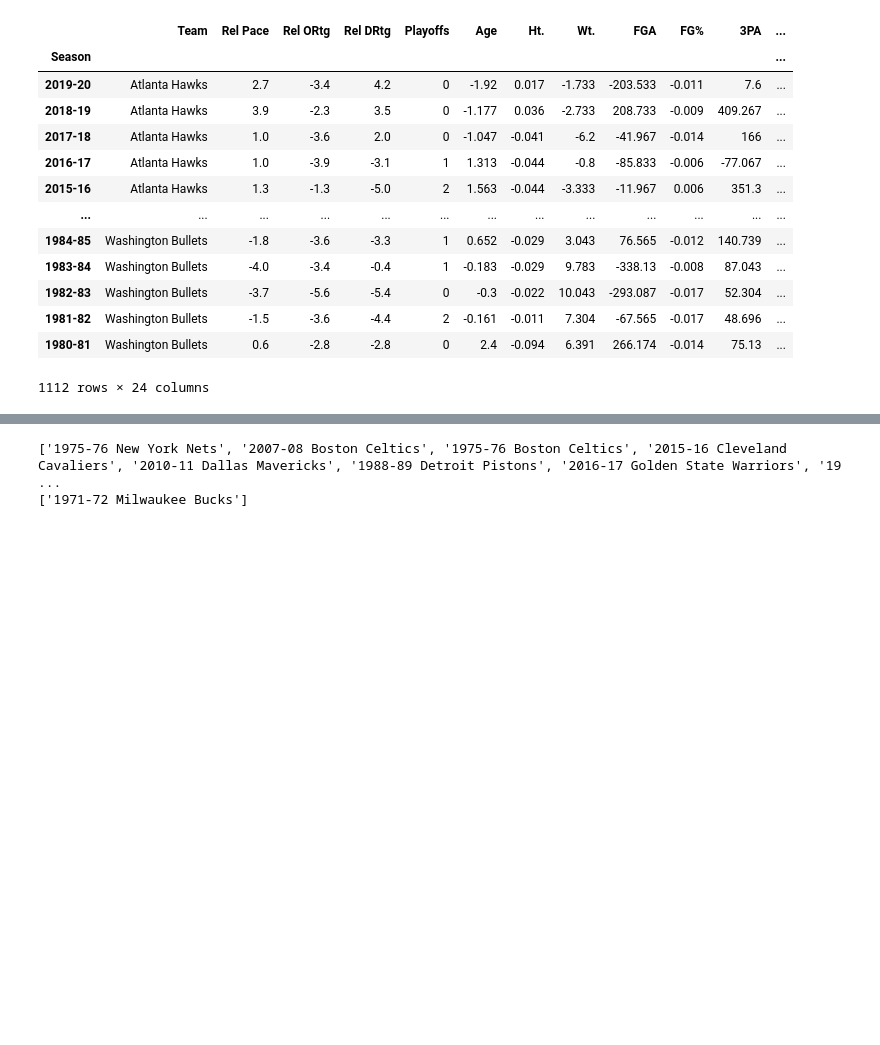
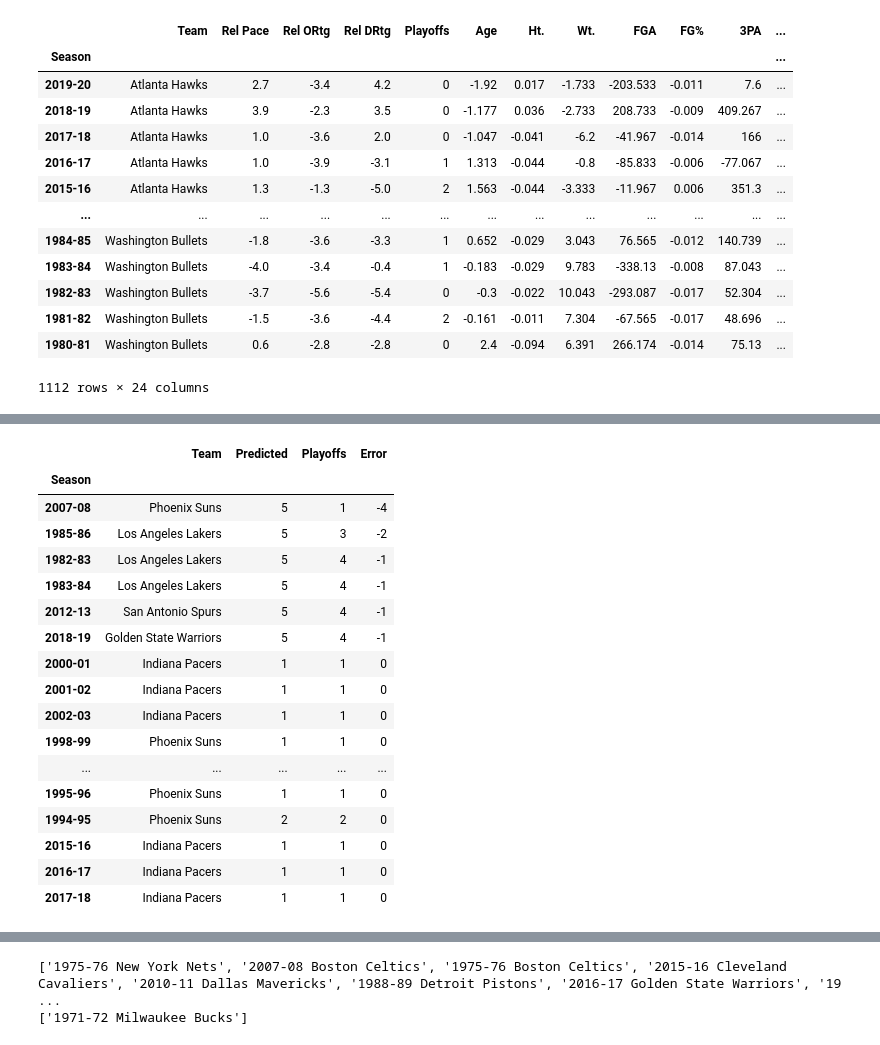
Before and after one commit to d-jenkins/NBA_Champs, a Jupyter notebook: Final_Project.ipynb, the cells around one changed output, grey strips where cells are left out. Saved outputs shown, nothing was run; the diff lists cells and outputs as text; code cells hidden in the pictures; blank space fills up the shorter version.

```diff
--- a/Final_Project.ipynb
+++ b/Final_Project.ipynb
@@ -167,0 +204,22 @@ X_train, X_test, y_train, y_test = train_test_split(X, y, random_state=42)
+# %%
+# most disappointing teams
+champs.sort_values('Error')[['Team', 'Predicted', 'Playoffs', 'Error']].head(20)
+# %% [output]
+|  | Team | Predicted | Playoffs | Error |
+| Season |  |  |  |  |
+| 2007-08 | Phoenix Suns | 5 | 1 | -4 |
+| 1985-86 | Los Angeles Lakers | 5 | 3 | -2 |
+| 1982-83 | Los Angeles Lakers | 5 | 4 | -1 |
+| 1983-84 | Los Angeles Lakers | 5 | 4 | -1 |
+| 2012-13 | San Antonio Spurs | 5 | 4 | -1 |
+| 2018-19 | Golden State Warriors | 5 | 4 | -1 |
+| 2000-01 | Indiana Pacers | 1 | 1 | 0 |
+| 2001-02 | Indiana Pacers | 1 | 1 | 0 |
+| 2002-03 | Indiana Pacers | 1 | 1 | 0 |
+| 1998-99 | Phoenix Suns | 1 | 1 | 0 |
+| ... | ... | ... | ... | ... |
+| 1995-96 | Phoenix Suns | 1 | 1 | 0 |
+| 1994-95 | Phoenix Suns | 2 | 2 | 0 |
+| 2015-16 | Indiana Pacers | 1 | 1 | 0 |
+| 2016-17 | Indiana Pacers | 1 | 1 | 0 |
+| 2017-18 | Indiana Pacers | 1 | 1 | 0 |
```
Also changed, not shown: parts of 17 cells of this notebook.
